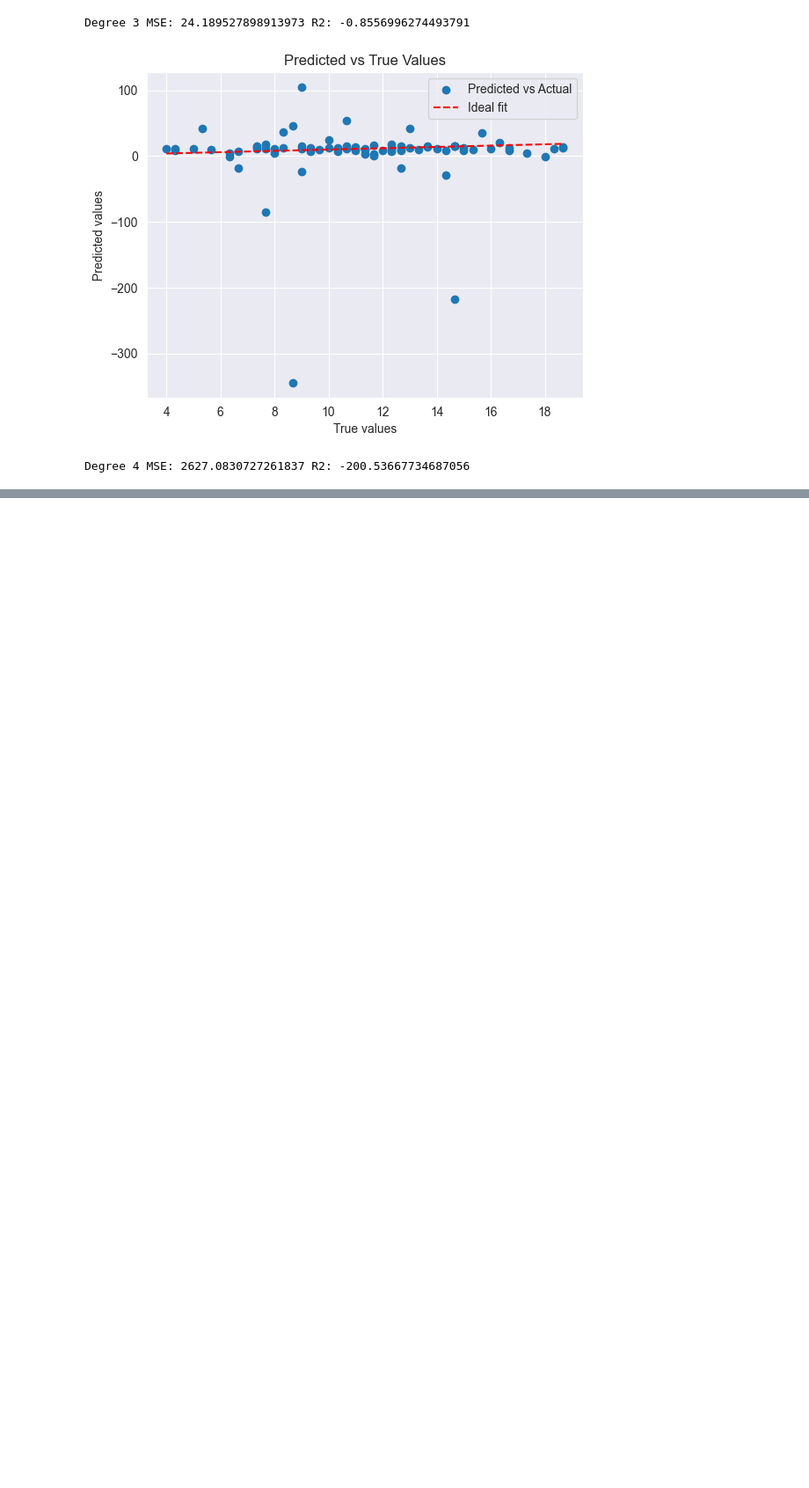
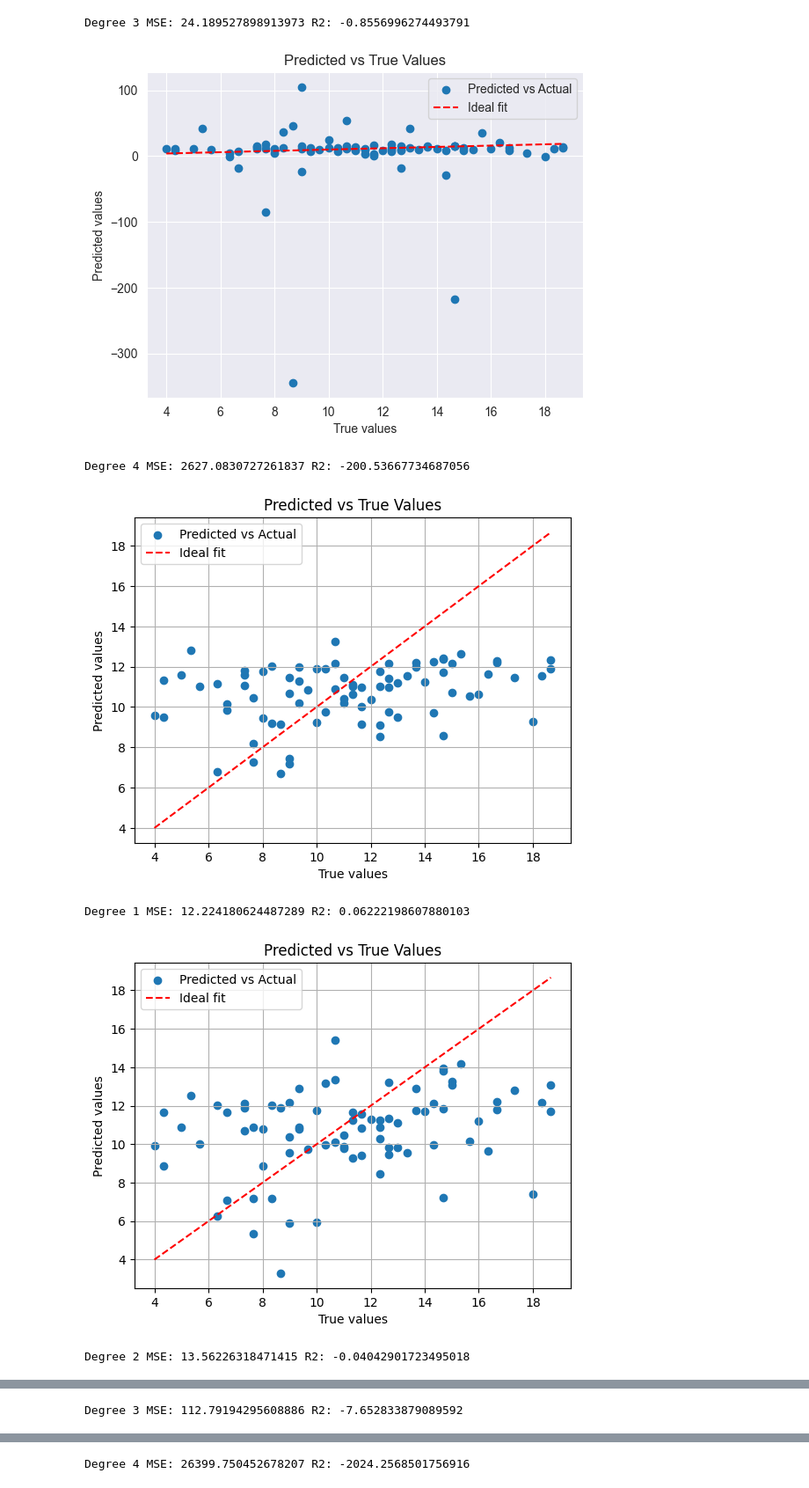
Before and after one commit to Nate-Kim/Grade-Prediction, a Jupyter notebook: PolynomialRegression.ipynb, the cells around one changed output, grey strips where cells are left out. Shown at 88% size. Cells and saved outputs as stored; diff of their text form; code cells hidden in the pictures; blank space fills up the shorter version.

```diff
--- a/PolynomialRegression.ipynb
+++ b/PolynomialRegression.ipynb
@@ -202,3 +202,31 @@ Degree 2 MSE: 14.115252700973196 R2: -0.08285160785323997
 Degree 3 MSE: 24.189527898913973 R2: -0.8556996274493791
 [figure]
 Degree 4 MSE: 2627.0830727261837 R2: -200.53667734687056
+# %%
+# BEST FOR WEBSITE
+
+import pandas as pd
+
+full_dataset = pd.read_csv("Math-Students.csv", sep=",")
+
+# Change output label to average of grades
+grades = ['G1', 'G2', 'G3']
+full_dataset['G_avg'] = full_dataset[grades].mean(axis=1)
+full_dataset = full_dataset.drop(columns=grades)
+
+new_features = ['failures', 'absences', 'goout', 'age', 'health', 'freetime', 'studytime', 'Medu']
+new_dataset = full_dataset[new_features + ['G_avg']]
+X = new_dataset.drop("G_avg", axis=1)
+y = new_dataset["G_avg"]
+X = pd.get_dummies(X, drop_first=True)  # one-hot encode categorical features
+
+folds = 4
+degrees = range(1, 5)
+for degree in degrees:
+    mse, r2, model = polynomial_regression(degree, X, y, folds)
+    print("Degree", degree, "MSE:", mse, "R2:", r2)
+# %% [output]
+[figure, added]
+Degree 1 MSE: 12.224180624487289 R2: 0.06222198607880103
+[figure, added]
+Degree 2 MSE: 13.56226318471415 R2: -0.04042901723495018
@@ -204,0 +234 @@ Degree 4 MSE: 2627.0830727261837 R2: -200.53667734687056
+Degree 3 MSE: 112.79194295608886 R2: -7.652833879089592
@@ -204,0 +236 @@ Degree 4 MSE: 2627.0830727261837 R2: -200.53667734687056
+Degree 4 MSE: 26399.750452678207 R2: -2024.2568501756916
```
Also changed, not shown: parts of 1 cell of this notebook, 5 other files.
